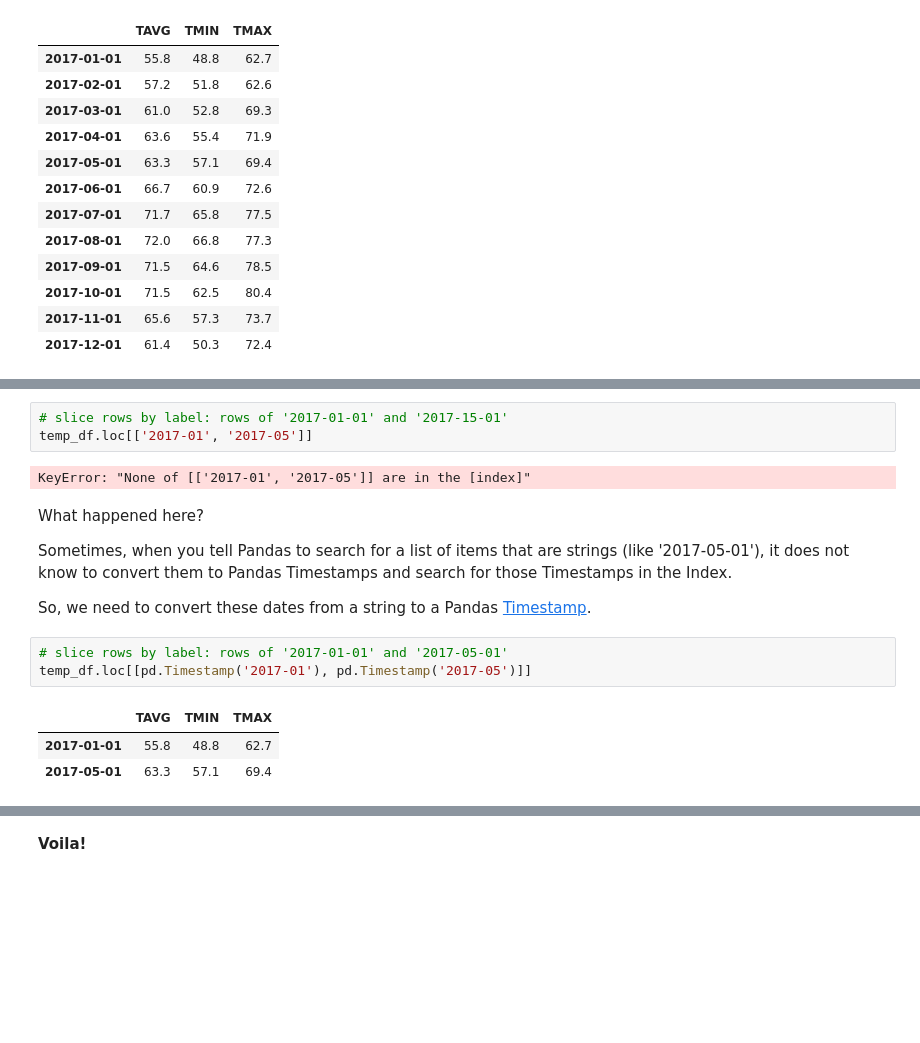
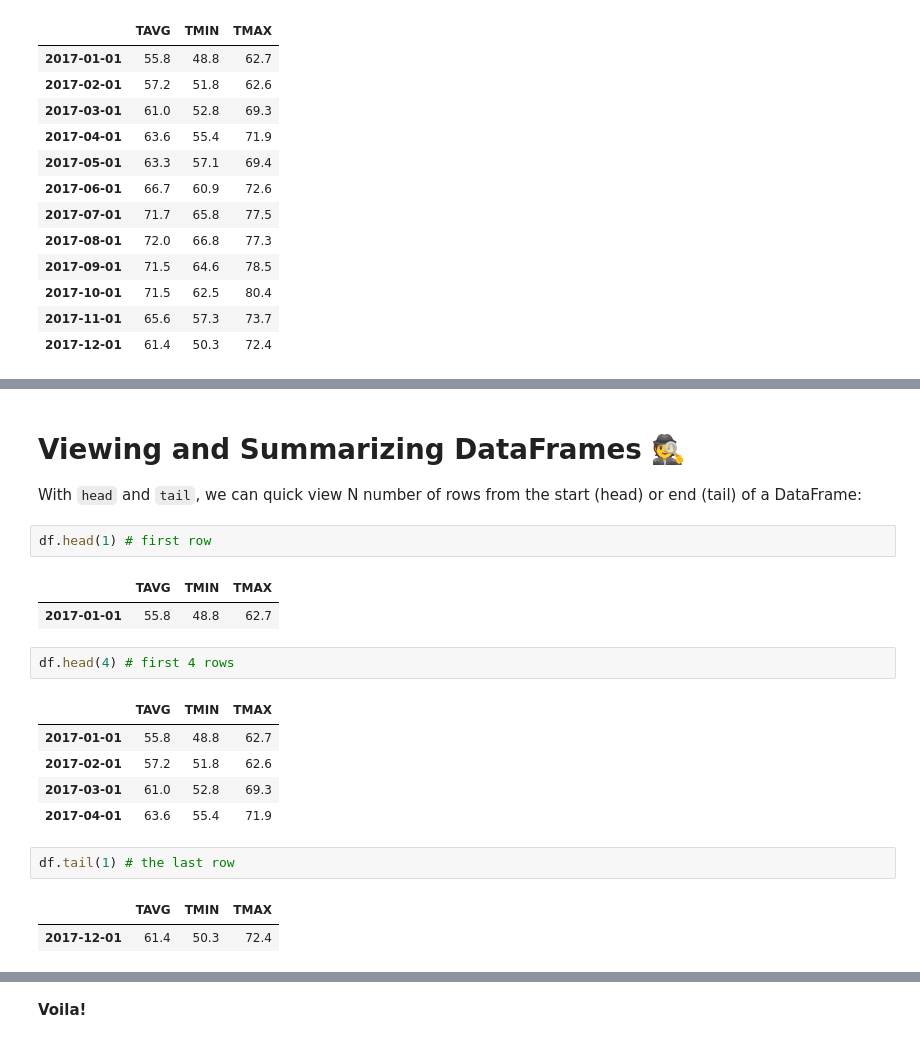
Before and after one commit to neil-berg/climate-data-analyses, a Jupyter notebook: lectures/AOS51_2019W_#2_KEY.ipynb, the cells around one changed output, grey strips where cells are left out. Saved outputs shown, nothing was run; the diff lists cells and outputs as text; blank space fills up the shorter version.

```diff
--- a/lectures/AOS51_2019W_#2_KEY.ipynb
+++ b/lectures/AOS51_2019W_#2_KEY.ipynb
@@ -309,18 +119,22 @@ temp_df.loc['2017-05']
-# %%
-# slice rows by label: rows of '2017-01-01' and '2017-15-01'
-temp_df.loc[['2017-01', '2017-05']]
-# %% [output]
-KeyError: "None of [['2017-01', '2017-05']] are in the [index]"
-# %% [markdown]
-What happened here?
-
-Sometimes, when you tell Pandas to search for a list of items that are strings (like '2017-05-01'), it does not know to convert them to Pandas Timestamps and search for those Timestamps in the Index.
-
-So, we need to convert these dates from a string to a Pandas [Timestamp](https://pandas.pydata.org/pandas-docs/stable/generated/pandas.Timestamp.html).
-# %%
-# slice rows by label: rows of '2017-01-01' and '2017-05-01'
-temp_df.loc[[pd.Timestamp('2017-01'), pd.Timestamp('2017-05')]]
-# %% [output]
-|  | TAVG | TMIN | TMAX |
-| 2017-01-01 | 55.8 | 48.8 | 62.7 |
-| 2017-05-01 | 63.3 | 57.1 | 69.4 |
+# %% [markdown]
+# Viewing and Summarizing DataFrames 🕵
+
+With `head` and `tail`, we can quick view N number of rows from the start (head) or end (tail) of a DataFrame:
+# %%
+df.head(1) # first row
+# %% [output]
+|  | TAVG | TMIN | TMAX |
+| 2017-01-01 | 55.8 | 48.8 | 62.7 |
+# %%
+df.head(4) # first 4 rows
+# %% [output]
+|  | TAVG | TMIN | TMAX |
+| 2017-01-01 | 55.8 | 48.8 | 62.7 |
+| 2017-02-01 | 57.2 | 51.8 | 62.6 |
+| 2017-03-01 | 61.0 | 52.8 | 69.3 |
+| 2017-04-01 | 63.6 | 55.4 | 71.9 |
+# %%
+df.tail(1) # the last row
+# %% [output]
+|  | TAVG | TMIN | TMAX |
+| 2017-12-01 | 61.4 | 50.3 | 72.4 |
```
Also changed, not shown: parts of 63 cells of this notebook.
